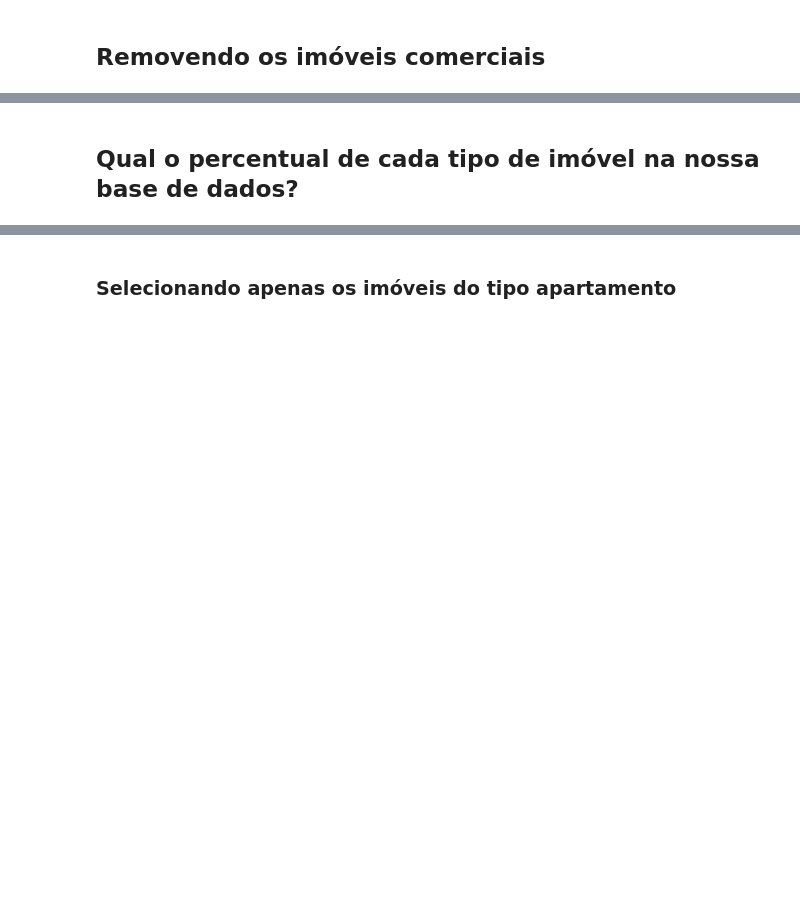
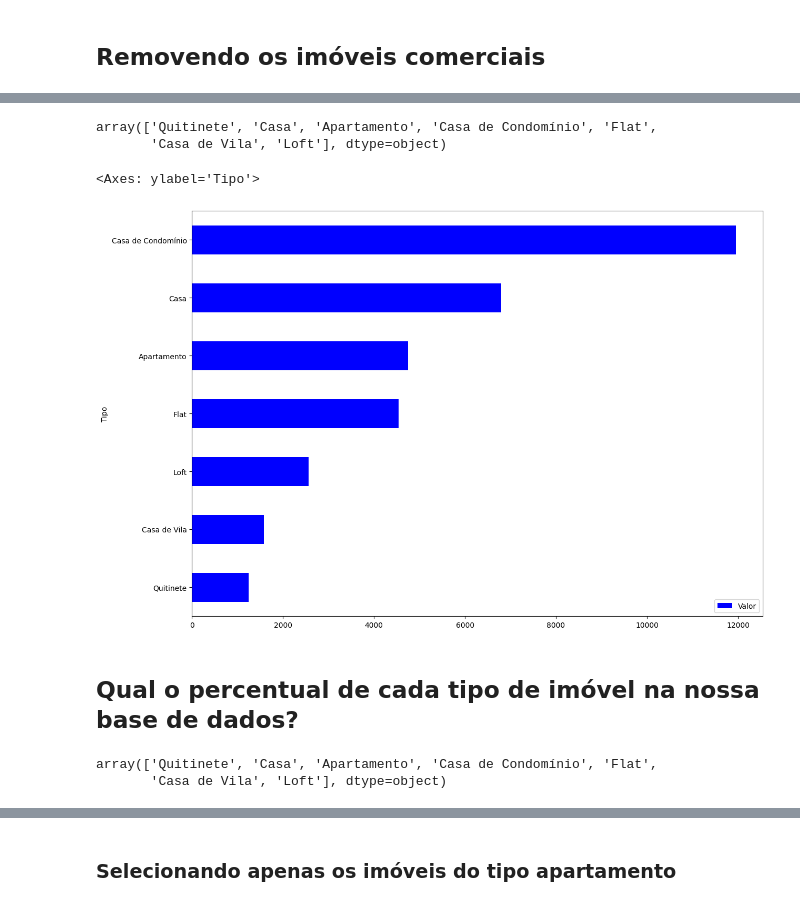
Before and after one commit to moises-rb/DataScienceOne, a Jupyter notebook: Aprendendo_Fazer_ETL/Pandas/alugueis.ipynb, the cells around one changed output, grey strips where cells are left out. Saved outputs shown, nothing was run; the diff lists cells and outputs as text; code cells hidden in the pictures; blank space fills up the shorter version.

```diff
--- a/Aprendendo_Fazer_ETL/Pandas/alugueis.ipynb
+++ b/Aprendendo_Fazer_ETL/Pandas/alugueis.ipynb
@@ -112,0 +262,4 @@ dados[['Quartos', 'Valor']]
+# %%
+df = dados.query('not Tipo in @imoveis_comerciais')
+
+df.head()
@@ -113,2 +273,19 @@ dados[['Quartos', 'Valor']]
+# %%
+df.Tipo.unique()
+# %% [output]
+array(['Quitinete', 'Casa', 'Apartamento', 'Casa de Condomínio', 'Flat',
+       'Casa de Vila', 'Loft'], dtype=object)
+# %%
+df_preco_tipo = df.groupby('Tipo')[['Valor']].mean().sort_values('Valor', ascending=True).round(2)
+
+df_preco_tipo.plot(kind='barh', figsize=(14, 10), color='blue')
+# %% [output]
+<Axes: ylabel='Tipo'>
+[figure, added]
 # %% [markdown]
 ## Qual o percentual de cada tipo de imóvel na nossa base de dados?
+# %%
+df.Tipo.unique()
+# %% [output]
+array(['Quitinete', 'Casa', 'Apartamento', 'Casa de Condomínio', 'Flat',
+       'Casa de Vila', 'Loft'], dtype=object)
```
Also changed, not shown: parts of 24 cells of this notebook.
